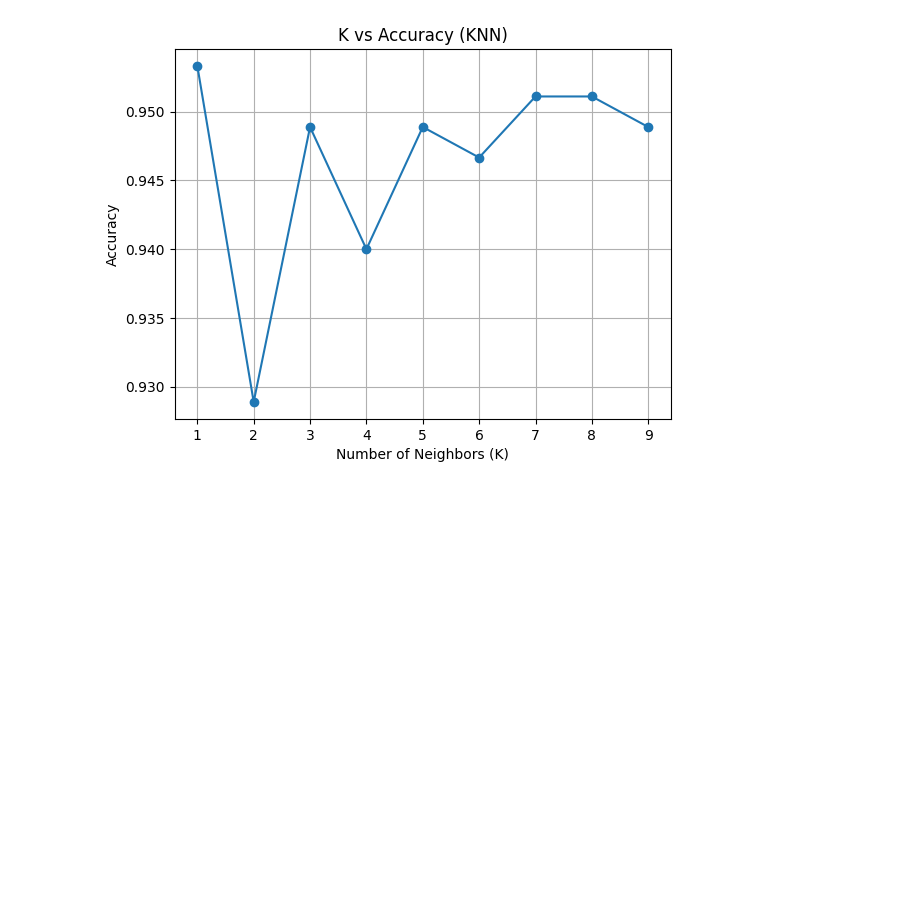
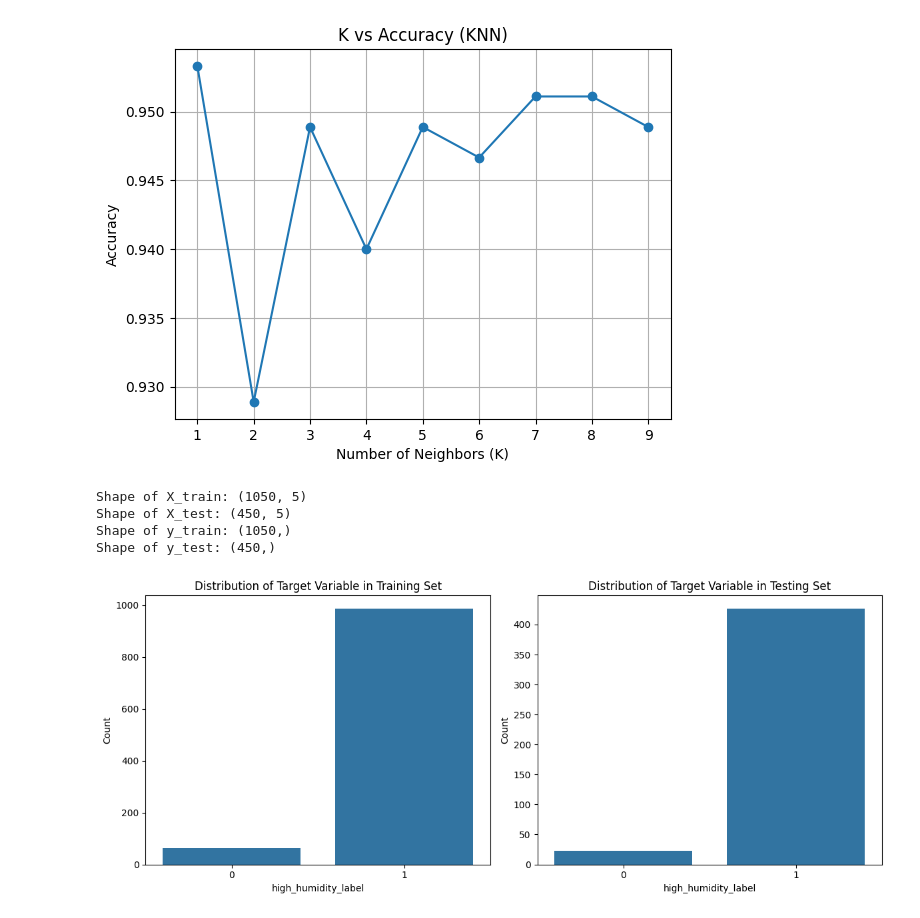
Before and after one commit to mrunalsamrutwar/Smart-Irrigation-Prediction-Soil_ML-, a Jupyter notebook: ML_TAE_KNN_.ipynb, the cells around one changed output. Drawn from its saved outputs; the diff is of its cells as text; code cells hidden in the pictures; blank space fills up the shorter version.

Commit message:
Adding Split Code

```diff
--- a/ML_TAE_KNN_.ipynb
+++ b/ML_TAE_KNN_.ipynb
@@ -243,3 +243,40 @@ plt.grid()
 plt.show()
 # %% [output]
 [figure]
+# %%
+from sklearn.model_selection import train_test_split
+X=clean_data.iloc[:,:-1]
+y=clean_data.iloc[:,-1]
+X_train,X_test,y_train,y_test=train_test_split(X, y, train_size = 0.7, test_size = 0.3, random_state=42)
+# %%
+print(f"Shape of X_train: {X_train.shape}")
+print(f"Shape of X_test: {X_test.shape}")
+print(f"Shape of y_train: {y_train.shape}")
+print(f"Shape of y_test: {y_test.shape}")
+# %% [output]
+Shape of X_train: (1050, 5)
+Shape of X_test: (450, 5)
+Shape of y_train: (1050,)
+Shape of y_test: (450,)
+# %%
+import matplotlib.pyplot as plt
+import seaborn as sns
+
+plt.figure(figsize=(12, 5))
+
+plt.subplot(1, 2, 1)
+sns.countplot(x=y_train)
+plt.title('Distribution of Target Variable in Training Set')
+plt.xlabel('high_humidity_label')
+plt.ylabel('Count')
+
+plt.subplot(1, 2, 2)
+sns.countplot(x=y_test)
+plt.title('Distribution of Target Variable in Testing Set')
+plt.xlabel('high_humidity_label')
+plt.ylabel('Count')
+
+plt.tight_layout()
+plt.show()
+# %% [output]
+[figure, added]
```
Also changed, not shown: parts of 1 cell of this notebook.
